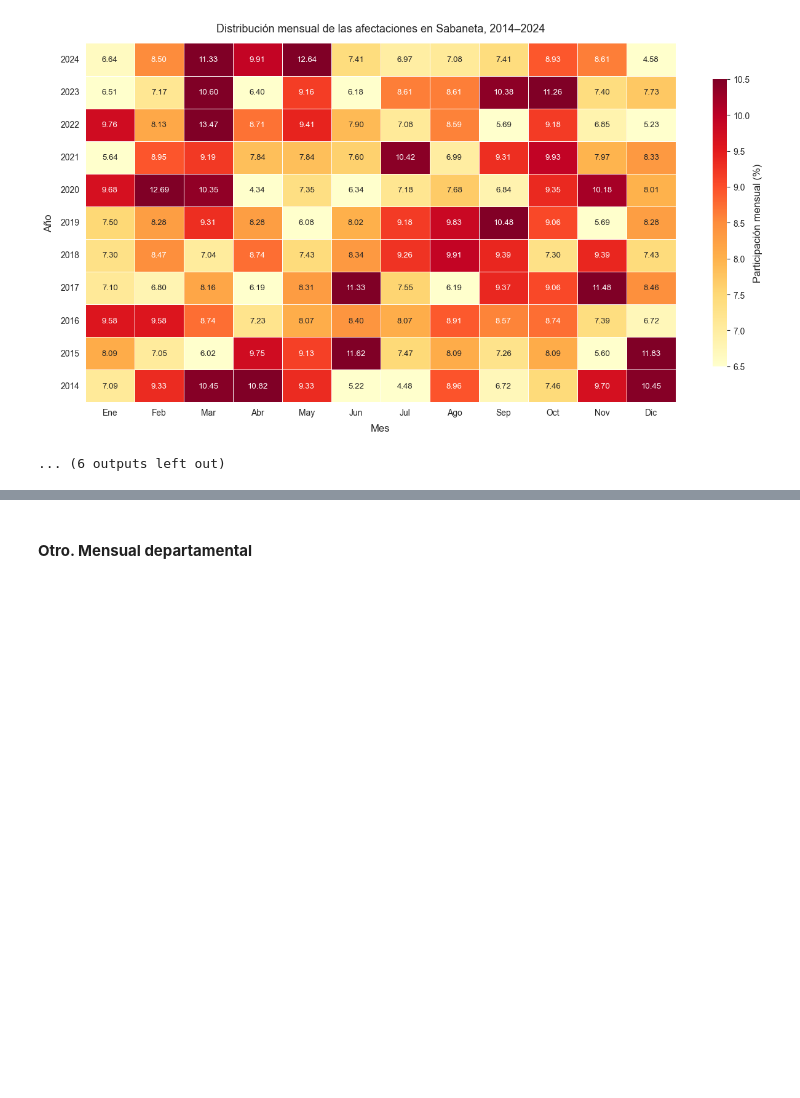
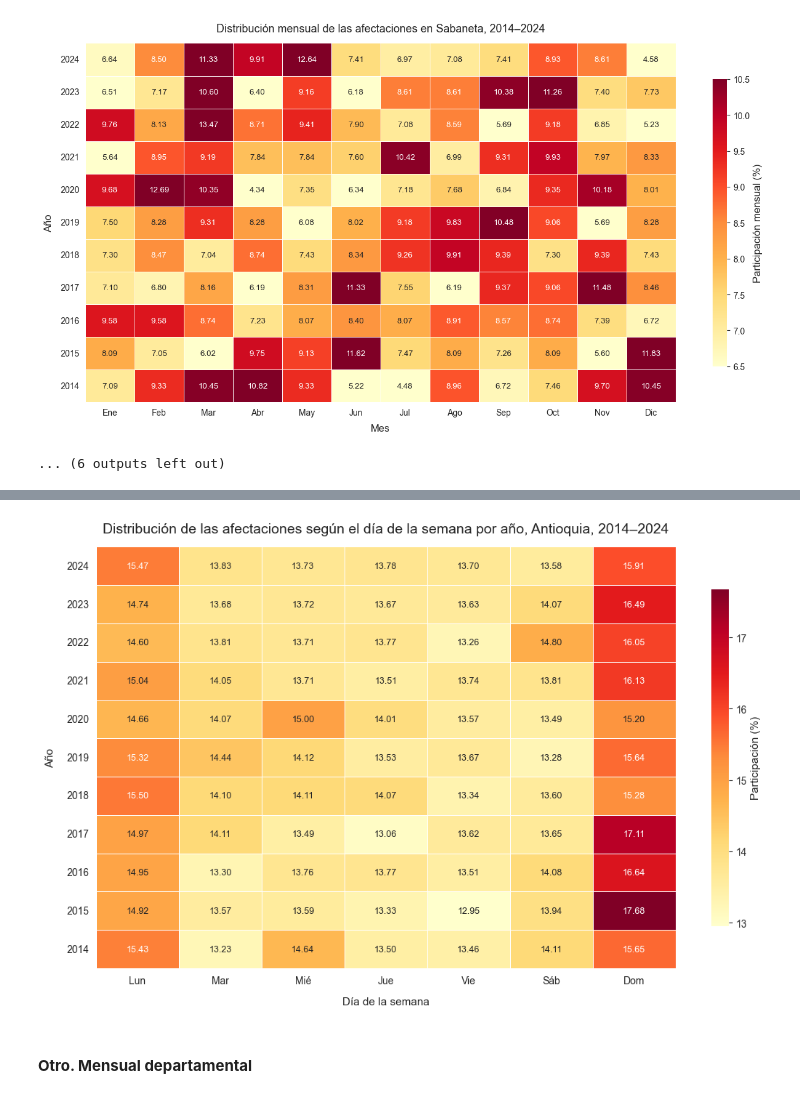
Before and after one commit to SaraBalbin/DW_Analisis_Criminalidad_Colombia, a Jupyter notebook: 05_Analisis_temporal.ipynb, the cells around one changed output, grey strips where cells are left out. Saved outputs shown, nothing was run; the diff lists cells and outputs as text; code cells hidden in the pictures; blank space fills up the shorter version.

```diff
--- a/05_Analisis_temporal.ipynb
+++ b/05_Analisis_temporal.ipynb
@@ -1089,3 +1267,98 @@ Generando gráfico de: Sabaneta
+# %%
+import pandas as pd
+import matplotlib.pyplot as plt
+import seaborn as sns
+
+# ==========================================================
+# PREPARACIÓN DE DATOS
+# ==========================================================
+
+df_plot = df_dia_año.copy()
+
+# Corrección de posibles problemas de codificación
+df_plot["nombre_dia"] = df_plot["nombre_dia"].replace({
+    "MiÃ©rcoles": "Miércoles",
+    "SÃ¡bado": "Sábado",
+    "Domingo": "Domingo"
+})
+
+orden_dias = [
+    "Lunes",
+    "Martes",
+    "Miércoles",
+    "Jueves",
+    "Viernes",
+    "Sábado",
+    "Domingo"
+]
+
+df_plot["nombre_dia"] = pd.Categorical(
+    df_plot["nombre_dia"],
+    categories=orden_dias,
+    ordered=True
+)
+
+# ==========================================================
+# MATRIZ PARA EL MAPA DE CALOR
+# ==========================================================
+
+matriz = df_plot.pivot(
+    index="anio",
+    columns="nombre_dia",
+    values="participacion_dia"
+)
+
+matriz = matriz.reindex(
+    index=range(2014, 2025),
+    columns=orden_dias
+)
+matriz = matriz.iloc[::-1]
+
+# ==========================================================
+# MAPA DE CALOR
+# ==========================================================
+
+plt.figure(figsize=(11, 7))
+
+ax = sns.heatmap(
+    matriz,
+    annot=True,
+    fmt=".2f",
+    cmap="YlOrRd",
+    linewidths=0.5,
+    linecolor="white",
+    cbar_kws={
+        "label": "Participación (%)",
+        "shrink": 0.8
+    },
+    annot_kws={
+        "size": 9
+    }
+)
+
+ax.set_xticklabels(
+    ["Lun", "Mar", "Mié", "Jue", "Vie", "Sáb", "Dom"],
+    rotation=0
+)
+
+ax.set_yticklabels(
+    ax.get_yticklabels(),
+    rotation=0
+)
+
+ax.set_title(
+    "Distribución de las afectaciones según el día de la semana por año, Antioquia, 2014–2024",
+    fontsize=14,
+    pad=14
+)
+
+ax.set_xlabel("Día de la semana", labelpad=11)
+ax.set_ylabel("Año", labelpad=11)
+
+plt.tight_layout()
+plt.show()
+# %% [output]
+[figure, added]
 # %% [markdown]
 #### **Otro. Mensual departamental**
 # %%
```
Also changed, not shown: parts of 7 cells of this notebook.
